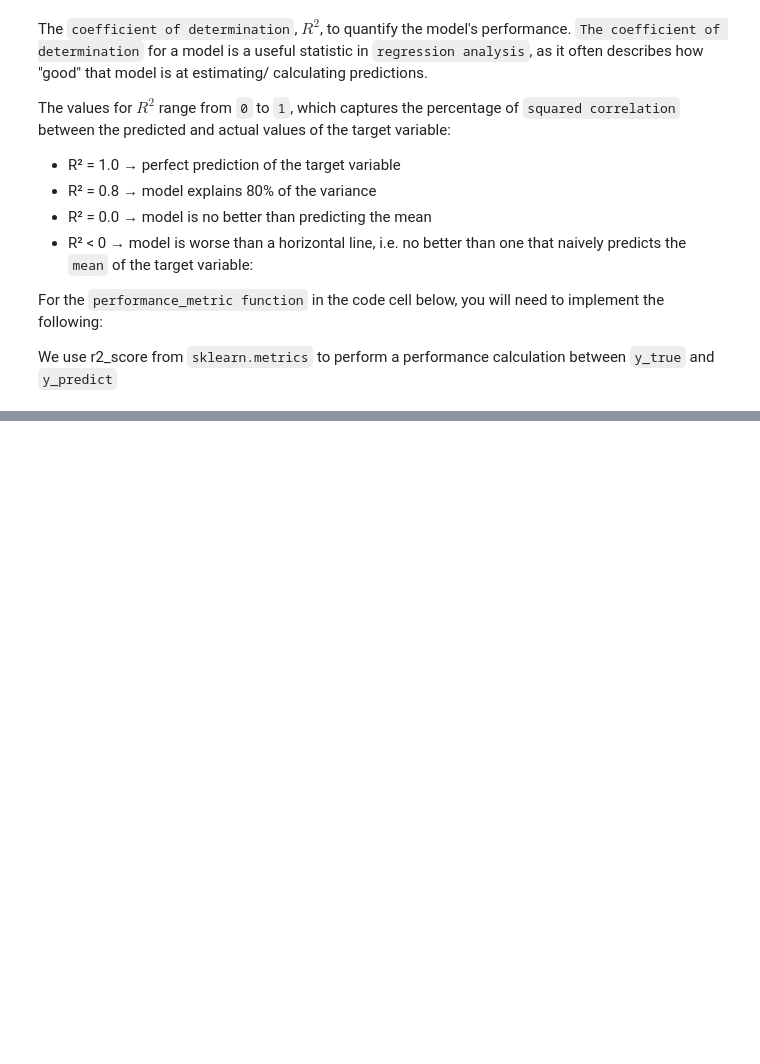
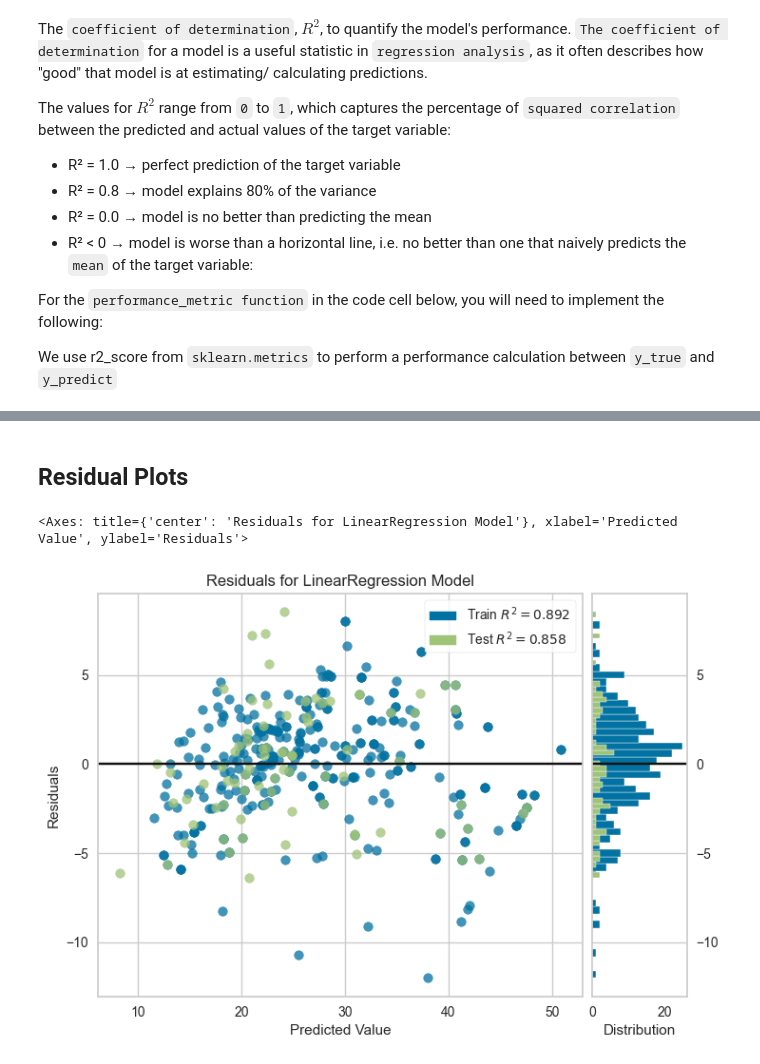
Before and after one commit to montahabouezzed-sys/Python-for-AI-and-ML-Fundamentals-, a Jupyter notebook: notebooks/01_linear_regression.ipynb, the cells around one changed output, grey strips where cells are left out. Drawn from its saved outputs; the diff is of its cells as text; code cells hidden in the pictures; blank space fills up the shorter version.

```diff
--- a/notebooks/01_linear_regression.ipynb
+++ b/notebooks/01_linear_regression.ipynb
@@ -363,0 +404,18 @@ plot_learning_curve(model, title, X, y, ylim=(0.7, 1.01), cv=cv)
+# %% [markdown]
+## Residual Plots
+# %%
+import warnings
+import matplotlib.pyplot as plt
+from yellowbrick.regressor import ResidualsPlot
+
+warnings.filterwarnings("ignore", message="X does not have valid feature names")
+
+viz = ResidualsPlot(model)
+viz.fit(X_train, y_train)
+viz.score(X_test, y_test)
+
+# This saves AND shows the plot in one clean step without losing the canvas
+viz.show(outpath="residual_plots.png", dpi=300, bbox_inches='tight')
+# %% [output]
+<Axes: title={'center': 'Residuals for LinearRegression Model'}, xlabel='Predicted Value', ylabel='Residuals'>
+[figure, added]
```
Also changed, not shown: parts of 29 cells of this notebook.
